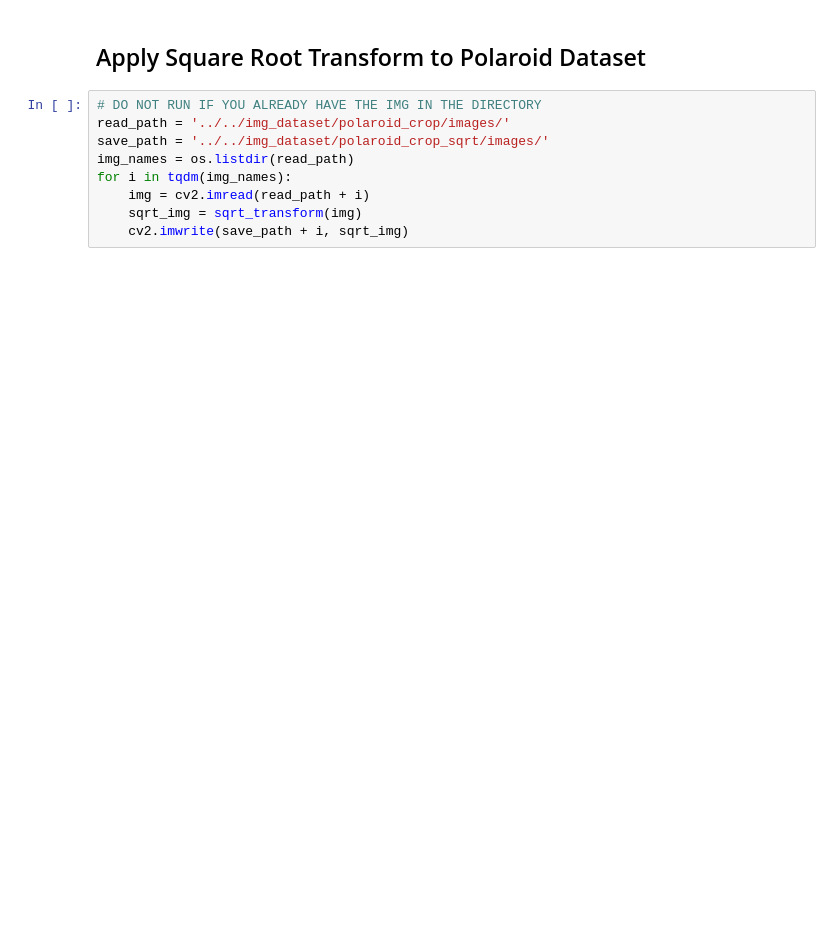
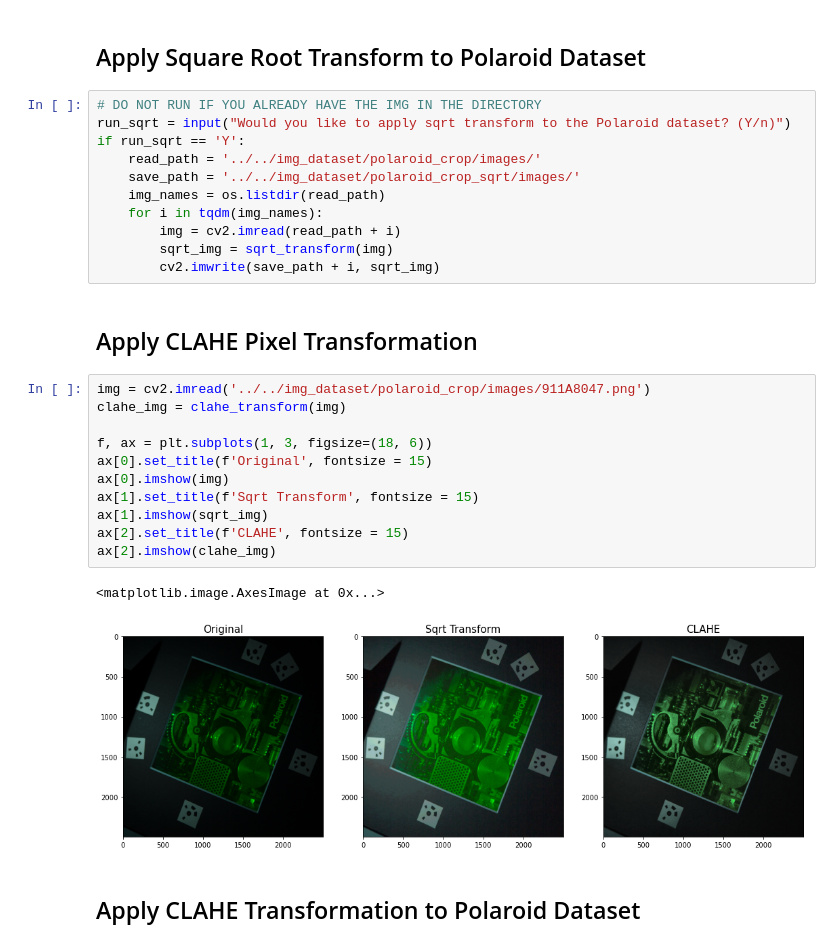
Before and after one commit to cjw531/neural-rendering, a Jupyter notebook: quantitative_measures/polaroid_brightness.ipynb, the cells around one changed output. Cells and saved outputs as stored; diff of their text form; blank space fills up the shorter version.

Commit message:
applying CLAHE added

```diff
--- a/quantitative_measures/polaroid_brightness.ipynb
+++ b/quantitative_measures/polaroid_brightness.ipynb
@@ -186,10 +184,30 @@ ax[2].imshow(sqrt_img_adj)
 ## Apply Square Root Transform to Polaroid Dataset
 # %%
 # DO NOT RUN IF YOU ALREADY HAVE THE IMG IN THE DIRECTORY
-read_path = '../../img_dataset/polaroid_crop/images/'
-save_path = '../../img_dataset/polaroid_crop_sqrt/images/'
-img_names = os.listdir(read_path)
-for i in tqdm(img_names):
-    img = cv2.imread(read_path + i)
-    sqrt_img = sqrt_transform(img)
-    cv2.imwrite(save_path + i, sqrt_img)
+run_sqrt = input("Would you like to apply sqrt transform to the Polaroid dataset? (Y/n)")
+if run_sqrt == 'Y':
+    read_path = '../../img_dataset/polaroid_crop/images/'
+    save_path = '../../img_dataset/polaroid_crop_sqrt/images/'
+    img_names = os.listdir(read_path)
+    for i in tqdm(img_names):
+        img = cv2.imread(read_path + i)
+        sqrt_img = sqrt_transform(img)
+        cv2.imwrite(save_path + i, sqrt_img)
+# %% [markdown]
+## Apply CLAHE Pixel Transformation
+# %%
+img = cv2.imread('../../img_dataset/polaroid_crop/images/911A8047.png')
+clahe_img = clahe_transform(img)
+
+f, ax = plt.subplots(1, 3, figsize=(18, 6))
+ax[0].set_title(f'Original', fontsize = 15)
+ax[0].imshow(img)
+ax[1].set_title(f'Sqrt Transform', fontsize = 15)
+ax[1].imshow(sqrt_img)
+ax[2].set_title(f'CLAHE', fontsize = 15)
+ax[2].imshow(clahe_img)
+# %% [output]
+<matplotlib.image.AxesImage at 0x...>
+[figure, added]
+# %% [markdown]
+## Apply CLAHE Transformation to Polaroid Dataset
```
Also changed, not shown: parts of 3 cells of this notebook, 1 other file.
